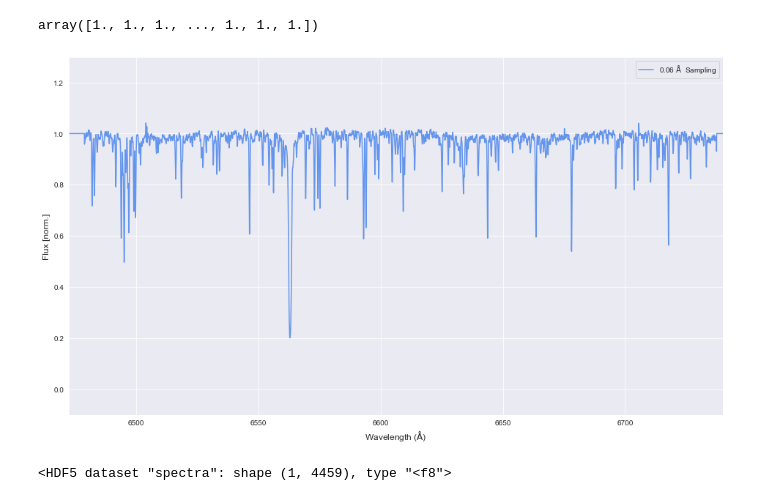
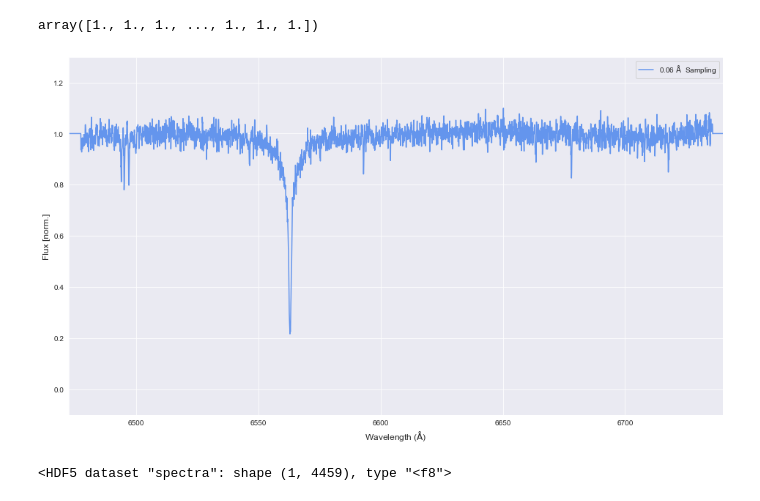
Before and after one commit to PravNJ/galah-file-read-test, a Jupyter notebook: resample-galah-spectra.ipynb, the cells around one changed output. Cells and saved outputs as stored; diff of their text form; code cells hidden in the pictures.

```diff
--- a/resample-galah-spectra.ipynb
+++ b/resample-galah-spectra.ipynb
@@ -143,15 +157,15 @@ plt.rcParams["figure.figsize"] = [16,9]
 sns.set_style('darkgrid')
 # %%
 f, ax = plt.subplots(figsize=(16,9))
-ax.plot(regrid, resampled_spectra_collection['spec_resample'][0], color="cornflowerblue", lw=1.5, label=str(GRID_SIZE)+" $\mathrm{\AA}\ $ Sampling")
+ax.plot(regrid, resampled_spectra_collection['spec_resample'][9], color="cornflowerblue", lw=1.5, label=str(GRID_SIZE)+" $\mathrm{\AA}\ $ Sampling")
 ax.set_xlabel("Wavelength ($\mathrm{\AA}$)", size=12)
 ax.set_ylabel("Flux [norm.]", size=12)
 ax.set_ylim(-0.1,1.3) # turn this into an input
 ax.set_xlim(LOWER_LAMBDA, UPPER_LAMBDA)
 ax.legend()
 plt.show()
 # %% [output]
-[figure, old version]
+[figure, new version]
 # %%
 import h5py
 # %%
```
Also changed, not shown: parts of 3 cells of this notebook, 40 other files.
